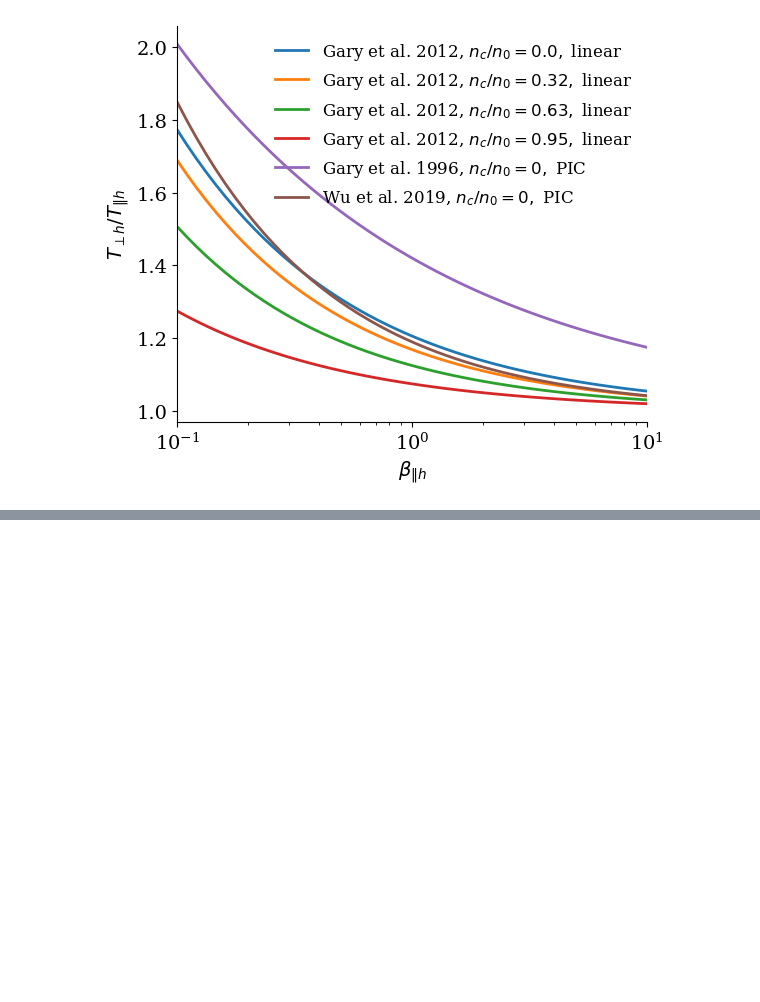
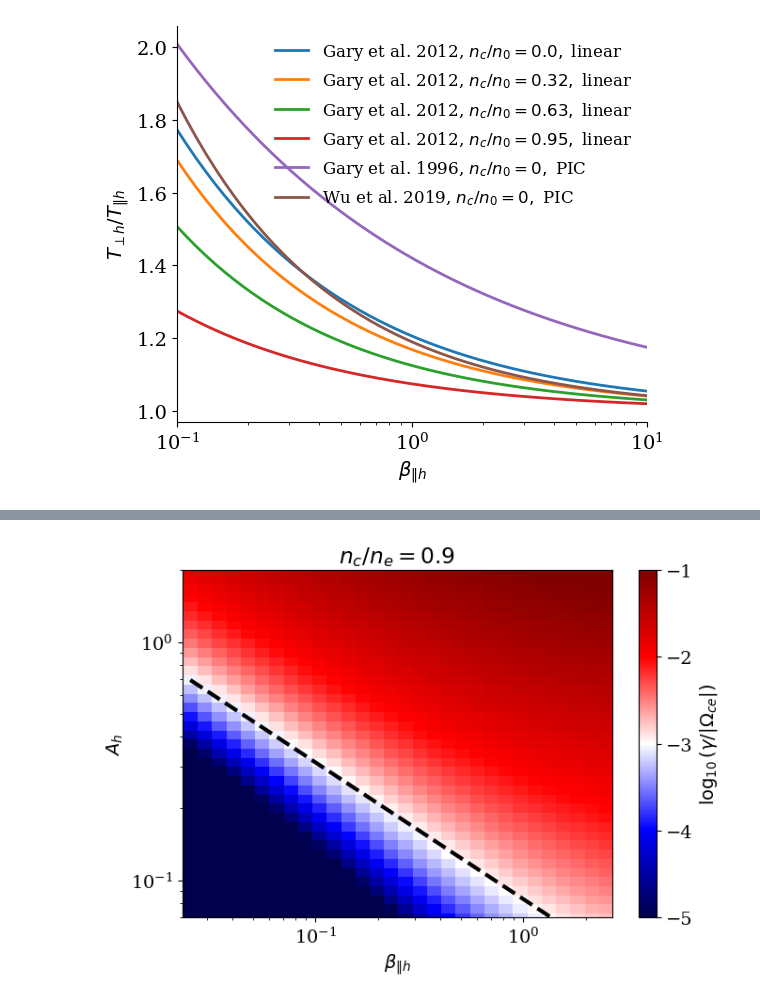
Before and after one commit to opaliss/QLT_whistler, a Jupyter notebook: gary_2012_cold_plasma_linear.ipynb, the cells around one changed output, grey strips where cells are left out. Cells and saved outputs as stored; diff of their text form; code cells hidden in the pictures; blank space fills up the shorter version.

```diff
--- a/gary_2012_cold_plasma_linear.ipynb
+++ b/gary_2012_cold_plasma_linear.ipynb
@@ -108,0 +135,20 @@ plt.savefig("figs/gary_2012/A_beta_relation_cold_wu.png", dpi=300, bbox_inches='
+# %%
+def get_z_vec(q_vec, A_h, A_c, beta_par_c, beta_par_h, beta_par_i, delta):
+    z_vec = np.zeros(len(q_vec), dtype="complex128")
+    for ii, q in enumerate(q_vec):
+        if q < 1.5:
+            ic1 = 0.55+ 1e-4j
+            ic2 = 0.8+ 1e-4j
+        else:
+            ic1 = 0.65+ 1e-4j
+            ic2 = 0.8+ 1e-4j
+        try:
+            z_vec[ii] = scipy.optimize.newton(dispersion_relation(q=q, A_c=A_c, beta_par_c=beta_par_c, A_h=A_h, beta_par_h=beta_par_h, beta_par_i=beta_par_i, delta=delta), ic1, tol=1e-15)
+            if dispersion_relation(q=q, A_c=A_c, beta_par_c=beta_par_c, A_h=A_h, beta_par_h=beta_par_h, beta_par_i=beta_par_i, delta=delta)(z_vec[ii]) > 1e-10:
+                print("q1=", q)
+                print("residual1=", np.abs(dispersion_relation(q=q, A_c=A_c, beta_par_c=beta_par_c, A_h=A_h, beta_par_h=beta_par_h, beta_par_i=beta_par_i, delta=delta)(z_vec[ii])))
+        except:
+            z_vec[ii] = -np.inf*1j
+    return z_vec
+# %%
+delta = np.linspace(0.01, 0.99, 100)
@@ -108,0 +228,7 @@ plt.savefig("figs/gary_2012/A_beta_relation_cold_wu.png", dpi=300, bbox_inches='
+# %%
+delta = np.array([0.1, 0.2, 0.5, 0.7, 0.9, 1])
+A = 2*(10**np.linspace(-1.5, 0, 40))
+beta = 2.5 * (10**np.linspace(-2, 0, 30))
+q_vec = np.linspace(0.2, 1., 80) # vector with all normalized wavenumber
+# %%
+gamma = np.zeros((len(delta), len(beta), len(A)))
@@ -108,0 +282,20 @@ plt.savefig("figs/gary_2012/A_beta_relation_cold_wu.png", dpi=300, bbox_inches='
+# %%
+fig, ax = plt.subplots(figsize=(7, 5))
+pos = ax.pcolormesh(beta, A, np.log10(gamma[0, :, :]).T, vmin=-5, vmax=-1, cmap="seismic")
+ax.plot(beta, get_A(nc_n0=1-delta[0], beta_par=beta), color="black", linewidth=3, ls="--")
+ax.set_xscale("log")
+ax.set_yscale("log")
+ax.set_ylim(0.07, 2)
+
+ax.set_title("$n_{c}/n_{e} = " + str(round(1-delta[0], 2)) + "$")
+ax.set_xlabel(r"$\beta_{\|h}$")
+ax.set_ylabel(r"$A_{h}$")
+
+cbar = fig.colorbar(pos)
+cbar.ax.set_ylabel("$\log_{10}(\gamma/|\Omega_{ce}|)$", rotation=90)
+cbar.ax.set_yticks([-1, -2, -3, -4, -5])
+
+plt.tight_layout()
+plt.savefig("figs/gary_2012/marginal_stability_" + str(round(1-delta[0], 2)) +".png", dpi=600)
+# %% [output]
+[figure, added]
```
Also changed, not shown: parts of 18 cells of this notebook, 3 other files.
